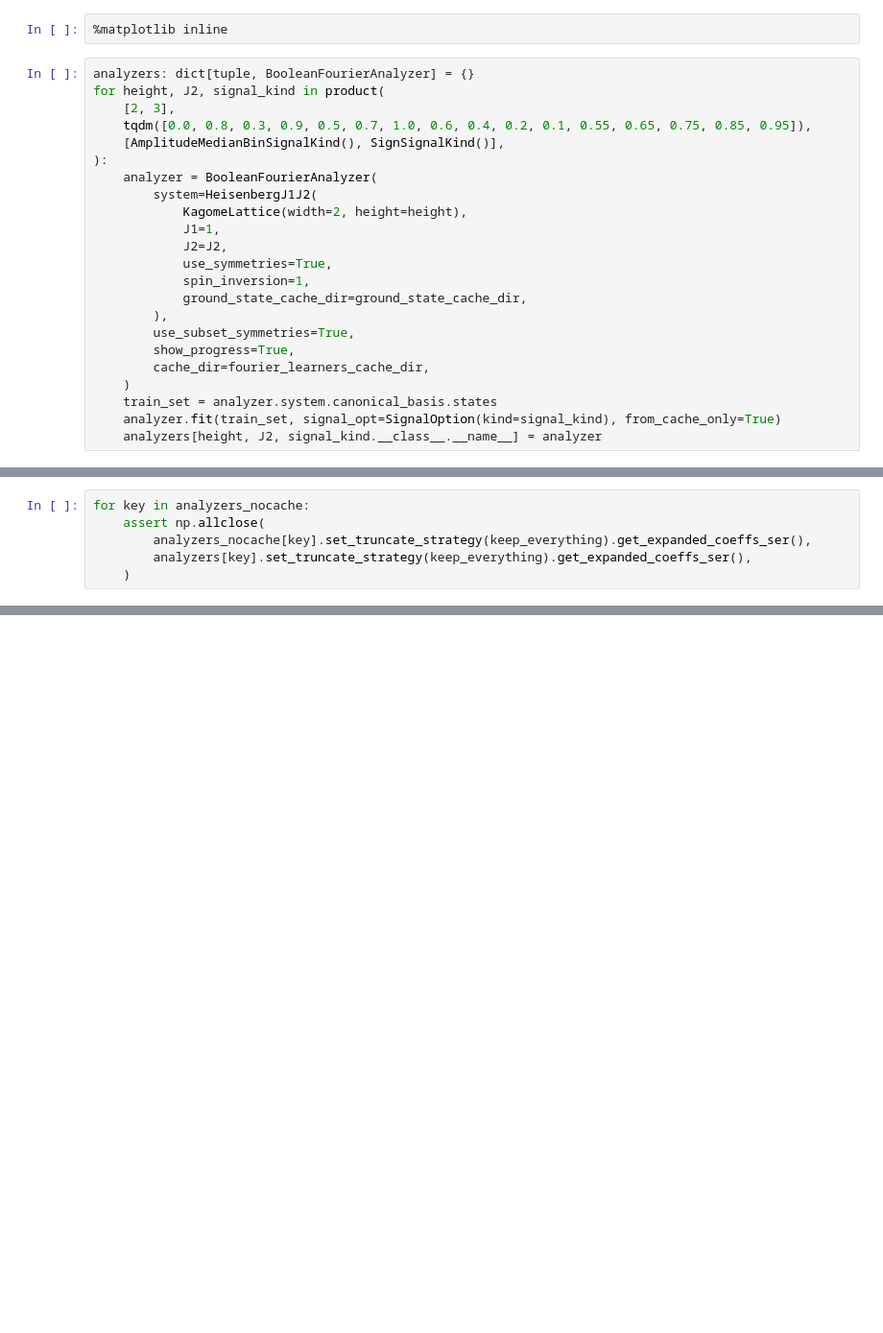
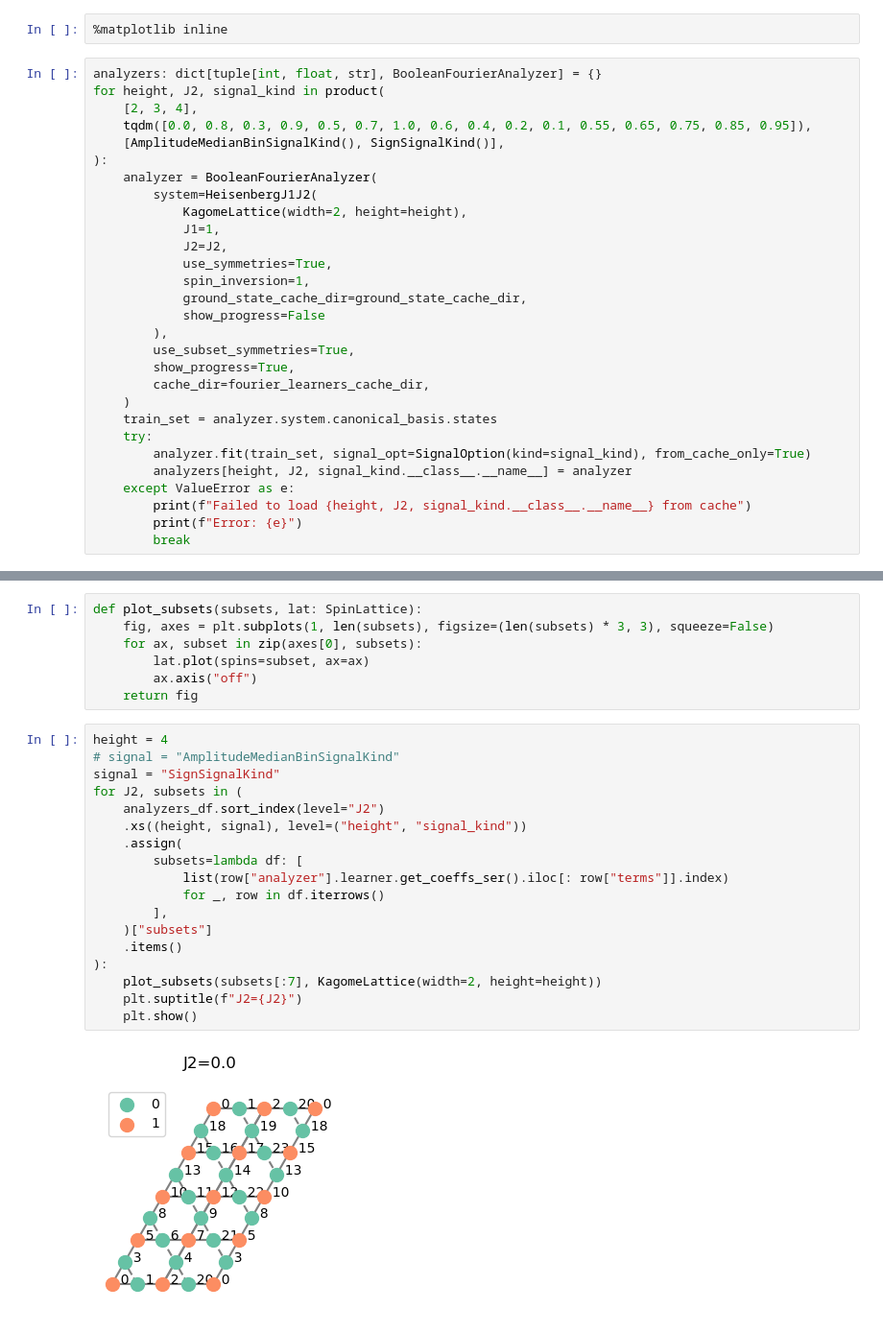
Before and after one commit to ischurov/frustrations-eda, a Jupyter notebook: boolean-analysis-complexity.ipynb, the cells around one changed output, grey strips where cells are left out. Shown at 96% size. Drawn from its saved outputs; the diff is of its cells as text; blank space fills up the shorter version.

```diff
--- a/boolean-analysis-complexity.ipynb
+++ b/boolean-analysis-complexity.ipynb
@@ -32,9 +52,9 @@ ground_state_cache_dir = Path("groundstates")
 # %%
 %matplotlib inline
 # %%
-analyzers: dict[tuple, BooleanFourierAnalyzer] = {}
+analyzers: dict[tuple[int, float, str], BooleanFourierAnalyzer] = {}
 for height, J2, signal_kind in product(
-    [2, 3],
+    [2, 3, 4],
     tqdm([0.0, 0.8, 0.3, 0.9, 0.5, 0.7, 1.0, 0.6, 0.4, 0.2, 0.1, 0.55, 0.65, 0.75, 0.85, 0.95]),
     [AmplitudeMedianBinSignalKind(), SignSignalKind()],
 ):
@@ -46,13 +66,19 @@ for height, J2, signal_kind in product(
             use_symmetries=True,
             spin_inversion=1,
             ground_state_cache_dir=ground_state_cache_dir,
+            show_progress=False
         ),
         use_subset_symmetries=True,
         show_progress=True,
         cache_dir=fourier_learners_cache_dir,
     )
     train_set = analyzer.system.canonical_basis.states
-    analyzer.fit(train_set, signal_opt=SignalOption(kind=signal_kind), from_cache_only=True)
-    analyzers[height, J2, signal_kind.__class__.__name__] = analyzer
+    try:
+        analyzer.fit(train_set, signal_opt=SignalOption(kind=signal_kind), from_cache_only=True)
+        analyzers[height, J2, signal_kind.__class__.__name__] = analyzer
+    except ValueError as e:
+        print(f"Failed to load {height, J2, signal_kind.__class__.__name__} from cache")
+        print(f"Error: {e}")
+        break
 # %% [output]
 [Debug]   [LOCALE0]   ls_chpl_enumerate_representatives ...
@@ -172,6 +120,0 @@ Hilbert space dimension is 47
-# %%
-for key in analyzers_nocache:
-    assert np.allclose(
-        analyzers_nocache[key].set_truncate_strategy(keep_everything).get_expanded_coeffs_ser(),
-        analyzers[key].set_truncate_strategy(keep_everything).get_expanded_coeffs_ser(),
-    )
@@ -177,0 +198,27 @@ for key in analyzers_nocache:
+# %%
+def plot_subsets(subsets, lat: SpinLattice):
+    fig, axes = plt.subplots(1, len(subsets), figsize=(len(subsets) * 3, 3), squeeze=False)
+    for ax, subset in zip(axes[0], subsets):
+        lat.plot(spins=subset, ax=ax)
+        ax.axis("off")
+    return fig
+# %%
+height = 4
+# signal = "AmplitudeMedianBinSignalKind"
+signal = "SignSignalKind"
+for J2, subsets in (
+    analyzers_df.sort_index(level="J2")
+    .xs((height, signal), level=("height", "signal_kind"))
+    .assign(
+        subsets=lambda df: [
+            list(row["analyzer"].learner.get_coeffs_ser().iloc[: row["terms"]].index)
+            for _, row in df.iterrows()
+        ],
+    )["subsets"]
+    .items()
+):
+    plot_subsets(subsets[:7], KagomeLattice(width=2, height=height))
+    plt.suptitle(f"J2={J2}")
+    plt.show()
+# %% [output]
+[figure, added]
```
Also changed, not shown: parts of 15 cells of this notebook, 5 other files.
